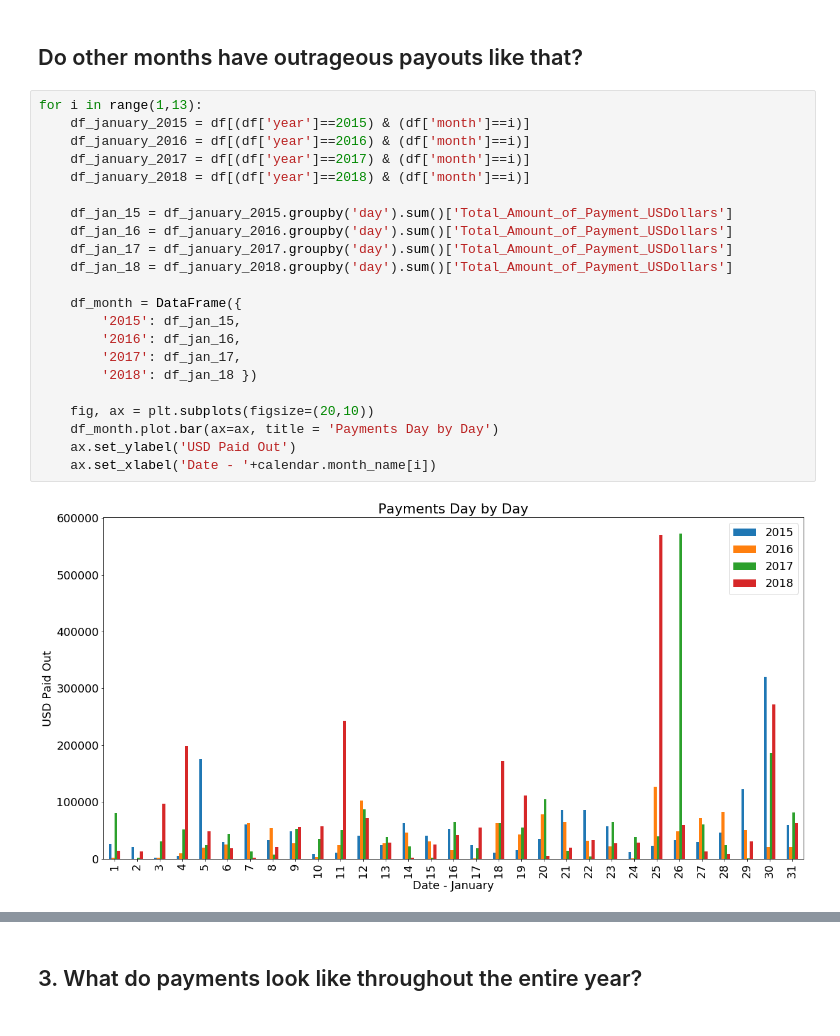
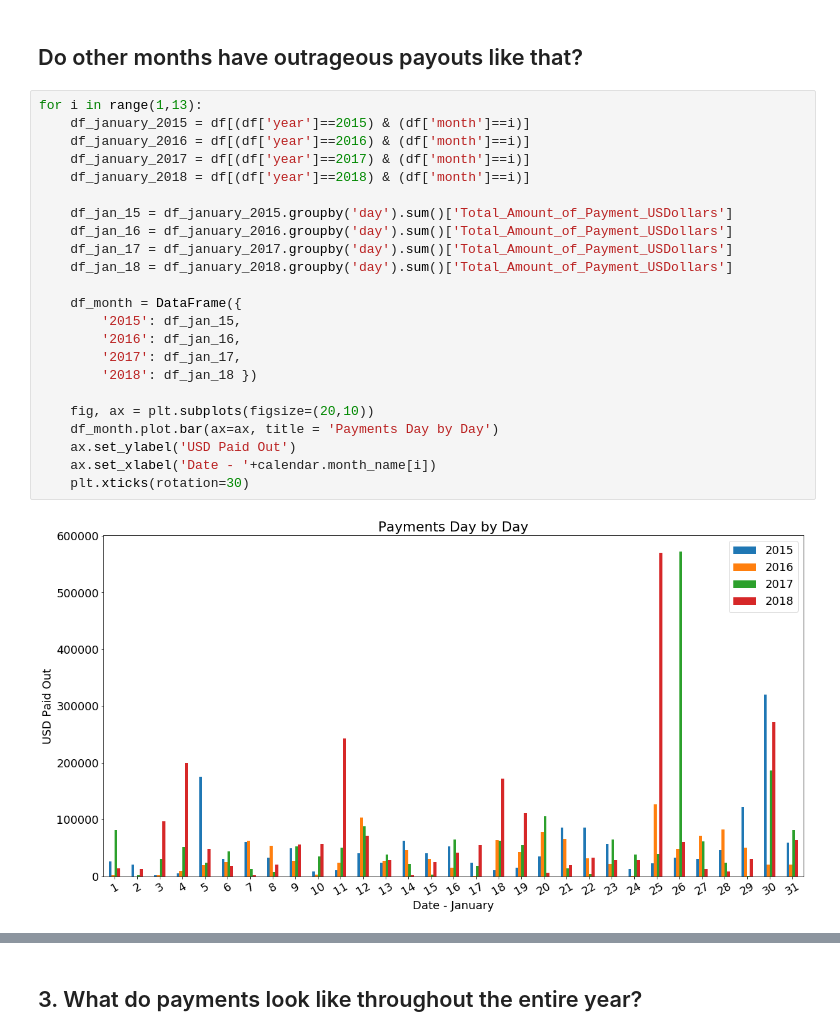
Before and after one commit to terryghanty/cs320-final, a Jupyter notebook: Final Project - Cale, James, Terry.ipynb, the cells around one changed output, grey strips where cells are left out. Cells and saved outputs as stored; diff of their text form.

```diff
--- a/Final Project - Cale, James, Terry.ipynb
+++ b/Final Project - Cale, James, Terry.ipynb
@@ -79,24 +79,25 @@ plt.xticks(rotation=30)
 # %%
 for i in range(1,13):
     df_january_2015 = df[(df['year']==2015) & (df['month']==i)]
     df_january_2016 = df[(df['year']==2016) & (df['month']==i)]
     df_january_2017 = df[(df['year']==2017) & (df['month']==i)]
     df_january_2018 = df[(df['year']==2018) & (df['month']==i)]
 
     df_jan_15 = df_january_2015.groupby('day').sum()['Total_Amount_of_Payment_USDollars']
     df_jan_16 = df_january_2016.groupby('day').sum()['Total_Amount_of_Payment_USDollars']
     df_jan_17 = df_january_2017.groupby('day').sum()['Total_Amount_of_Payment_USDollars']
     df_jan_18 = df_january_2018.groupby('day').sum()['Total_Amount_of_Payment_USDollars']
 
     df_month = DataFrame({
         '2015': df_jan_15,
         '2016': df_jan_16,
         '2017': df_jan_17,
         '2018': df_jan_18 })
 
     fig, ax = plt.subplots(figsize=(20,10))
     df_month.plot.bar(ax=ax, title = 'Payments Day by Day')
     ax.set_ylabel('USD Paid Out')
     ax.set_xlabel('Date - '+calendar.month_name[i])
+    plt.xticks(rotation=30)
 # %% [output]
-[figure, old version]
+[figure, new version]
```
Also changed, not shown: parts of 1 cell of this notebook.
